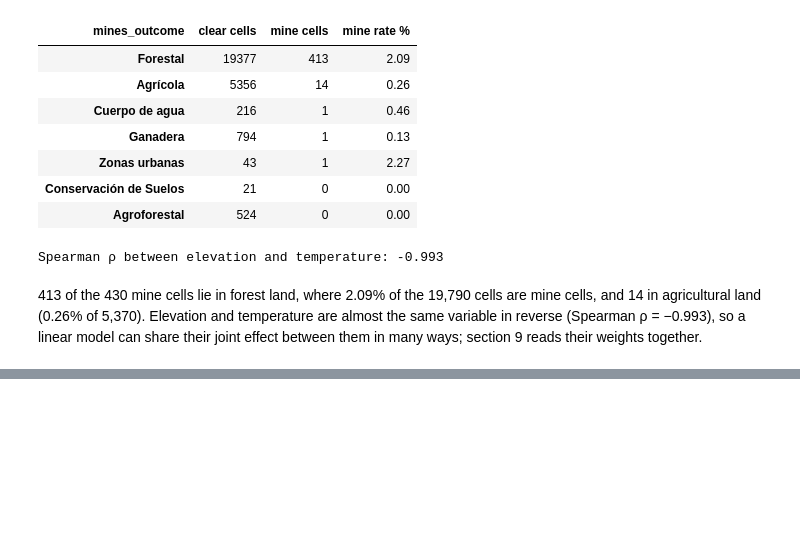
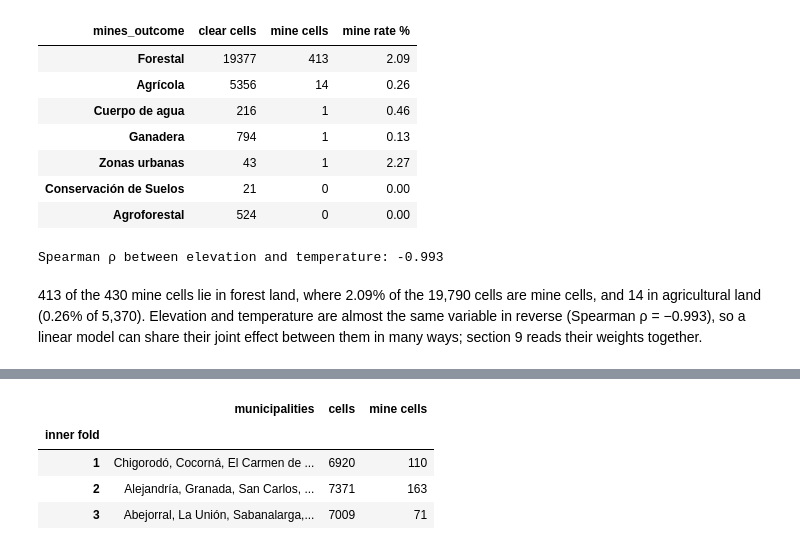
Before and after one commit to travisrcarlson/applied-machine-learning-project, a Jupyter notebook: modeling.ipynb, the cells around one changed output, grey strips where cells are left out. Cells and saved outputs as stored; diff of their text form; code cells hidden in the pictures; blank space fills up the shorter version.

```diff
--- a/modeling.ipynb
+++ b/modeling.ipynb
@@ -506,0 +513,7 @@ Spearman ρ between elevation and temperature: -0.993
+# %%
+FEATURES_63 = CONTINUOUS + ONEHOT
+FEATURES_62 = [c for c in FEATURES_63 if c != "dist_old_mine"]
+X, y, groups = df[FEATURES_63], df[TARGET], df[GROUP]
+print(f"Features: {len(FEATURES_63)} ({len(CONTINUOUS)} continuous, {len(ONEHOT)} one-hot); "
+      f"without dist_old_mine: {len(FEATURES_62)}")
+print(f"Cells: {len(X):,}; mine cells: {y.sum()}; municipalities: {groups.nunique()}")
@@ -506,0 +631,24 @@ Spearman ρ between elevation and temperature: -0.993
+# %%
+INNER_CV = GroupKFold(n_splits=3)
+MUNICIPALITIES = sorted(groups.unique())
+
+
+def inner_folds(held_out):
+    """Return the municipalities, cells and mine cells in each inner validation fold of one round."""
+    train = groups != held_out
+    rows = []
+    for fold, (_, validate) in enumerate(INNER_CV.split(X[train], y[train], groups[train]), start=1):
+        part = df[train].iloc[validate]
+        rows.append({"inner fold": fold,
+                     "municipalities": ", ".join(sorted(part[GROUP].map(DISPLAY_NAME).unique())),
+                     "cells": len(part), "mine cells": int(part[TARGET].sum())})
+    return pd.DataFrame(rows).set_index("inner fold")
+
+
+inner_folds("SONSÓN")
+# %% [output]
+|  | municipalities | cells | mine cells |
+| inner fold |  |  |  |
+| 1 | Chigorodó, Cocorná, El Carmen de ... | 6920 | 110 |
+| 2 | Alejandría, Granada, San Carlos, ... | 7371 | 163 |
+| 3 | Abejorral, La Unión, Sabanalarga,... | 7009 | 71 |
```
Also changed, not shown: parts of 15 cells of this notebook.
